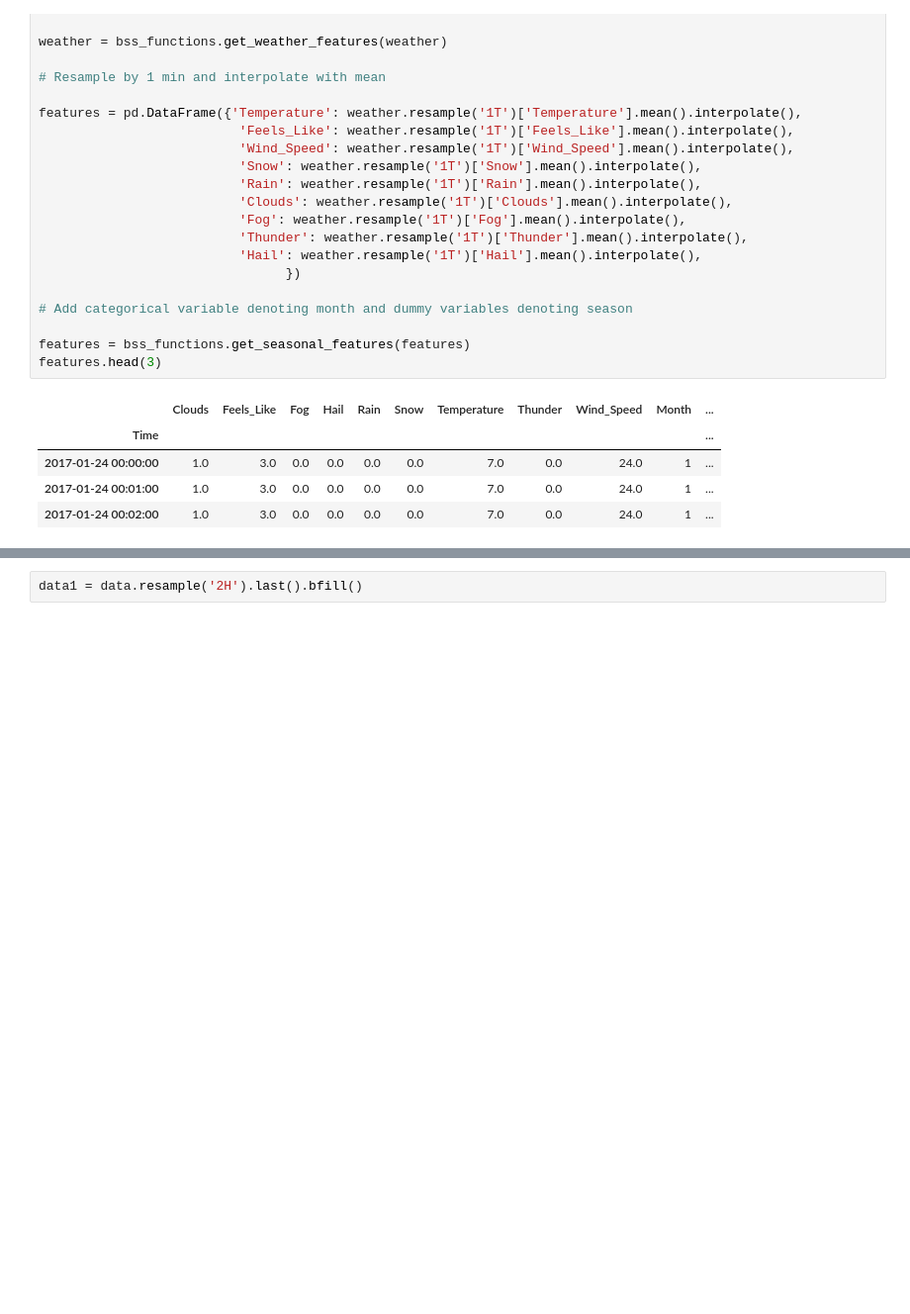
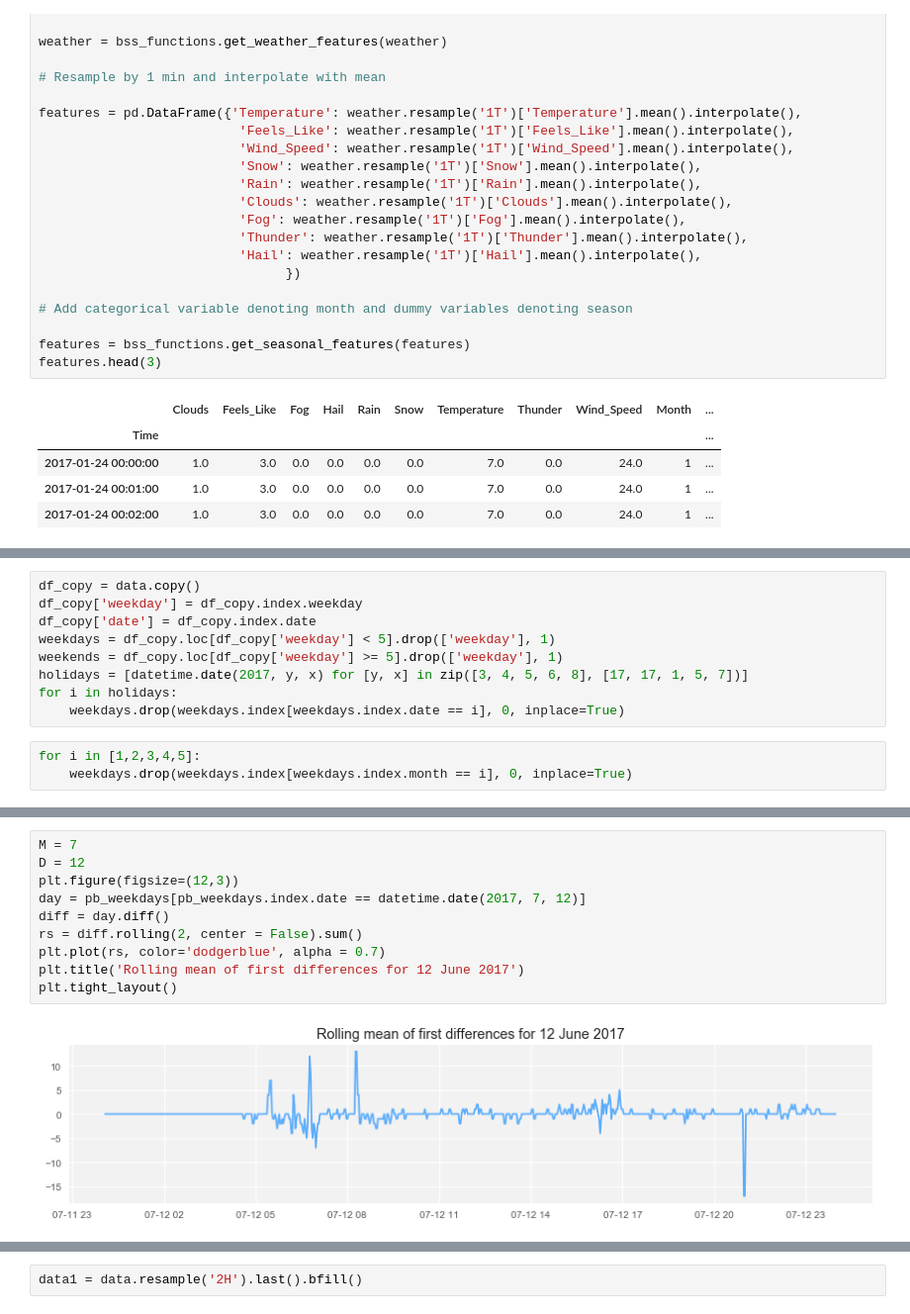
Before and after one commit to msgolovina/bss_project, a Jupyter notebook: Diploma_research.ipynb, the cells around one changed output, grey strips where cells are left out. Shown at 99% size. Saved outputs shown, nothing was run; the diff lists cells and outputs as text; blank space fills up the shorter version.

```diff
--- a/Diploma_research.ipynb
+++ b/Diploma_research.ipynb
@@ -247,0 +217,12 @@ ID станции
+# %%
+df_copy = data.copy()
+df_copy['weekday'] = df_copy.index.weekday
+df_copy['date'] = df_copy.index.date
+weekdays = df_copy.loc[df_copy['weekday'] < 5].drop(['weekday'], 1)
+weekends = df_copy.loc[df_copy['weekday'] >= 5].drop(['weekday'], 1)
+holidays = [datetime.date(2017, y, x) for [y, x] in zip([3, 4, 5, 6, 8], [17, 17, 1, 5, 7])]
+for i in holidays:
+    weekdays.drop(weekdays.index[weekdays.index.date == i], 0, inplace=True)
+# %%
+for i in [1,2,3,4,5]:
+    weekdays.drop(weekdays.index[weekdays.index.month == i], 0, inplace=True)
@@ -247,0 +314,12 @@ ID станции
+# %%
+M = 7
+D = 12
+plt.figure(figsize=(12,3))
+day = pb_weekdays[pb_weekdays.index.date == datetime.date(2017, 7, 12)]
+diff = day.diff()
+rs = diff.rolling(2, center = False).sum()
+plt.plot(rs, color='dodgerblue', alpha = 0.7)
+plt.title('Rolling mean of first differences for 12 June 2017')
+plt.tight_layout()
+# %% [output]
+[figure, added]
```
Also changed, not shown: parts of 7 cells of this notebook, 1 other file.
